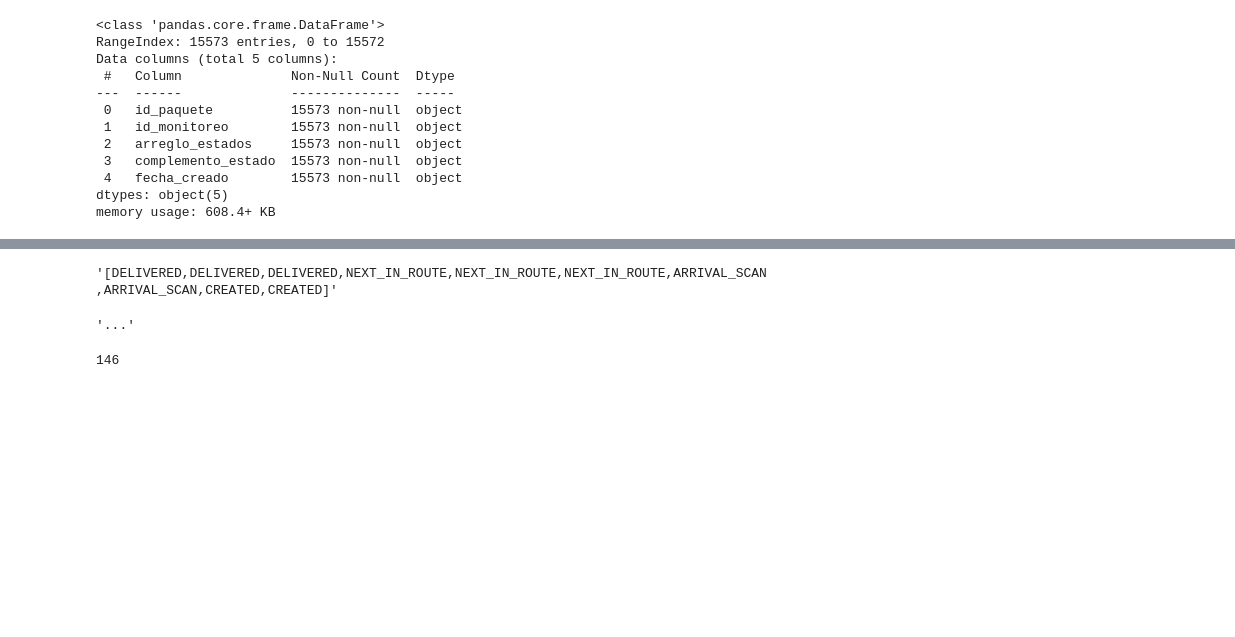
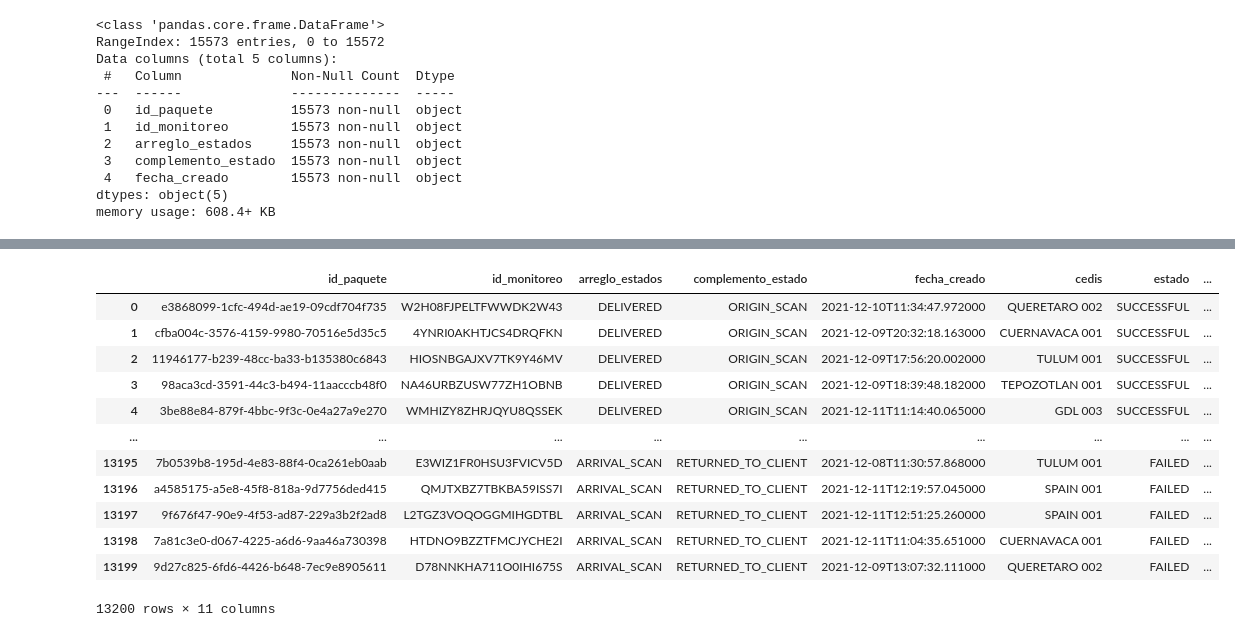
Before and after one commit to juanxo90/cargamos, a Jupyter notebook: cargamos_prueba.ipynb, the cells around one changed output, grey strips where cells are left out. Drawn from its saved outputs; the diff is of its cells as text; code cells hidden in the pictures; blank space fills up the shorter version.

```diff
--- a/cargamos_prueba.ipynb
+++ b/cargamos_prueba.ipynb
@@ -63,0 +46,6 @@ paq_det[paq_det["hora_falla"].isna()]
+# %%
+reg_det.arreglo_estados = reg_det.arreglo_estados.str.replace('[', '', regex=True)
+reg_det.arreglo_estados = reg_det.arreglo_estados.str.replace(']', '', regex=True)
+
+reg_det.complemento_estado = reg_det.complemento_estado.str.replace('[', '', regex=True)
+reg_det.complemento_estado = reg_det.complemento_estado.str.replace(']', '', regex=True)
@@ -63,0 +68,7 @@ paq_det[paq_det["hora_falla"].isna()]
+# %%
+def Convert(string):
+    li = list(string.split(","))
+    return li[0]
+
+reg_det.arreglo_estados = reg_det.arreglo_estados.apply(Convert)
+reg_det.complemento_estado = reg_det.complemento_estado.apply(Convert)
@@ -64,2 +91,2 @@ paq_det[paq_det["hora_falla"].isna()]
 # %%
-reg_det.merge(paq_det, how="inner", on=["id_paquete"])
+df = reg_det.merge(paq_det, how="inner", on=["id_paquete"])
@@ -84,12 +93,16 @@ def Convert(string):
-# %%
-reg_det["arreglo_estados"][16]
-# %% [output]
-'[DELIVERED,DELIVERED,DELIVERED,NEXT_IN_ROUTE,NEXT_IN_ROUTE,NEXT_IN_ROUTE,ARRIVAL_SCAN,ARRIVAL_SCAN,CREATED,CREATED]'
-# %%
-shorten(reg_det["arreglo_estados"][0], width=130, placeholder="...")
-# %% [output]
-'...'
-# %%
-len(reg_det["arreglo_estados"][0])
-# %% [output]
-146
+# %%
+df
+# %% [output]
+|  | id_paquete | id_monitoreo | arreglo_estados | complemento_estado | fecha_creado | cedis | estado | ... |
+| 0 | e3868099-1cfc-494d-ae19-09cdf704f735 | W2H08FJPELTFWWDK2W43 | DELIVERED | ORIGIN_SCAN | 2021-12-10T11:34:47.972000 | QUERETARO 002 | SUCCESSFUL | ... |
+| 1 | cfba004c-3576-4159-9980-70516e5d35c5 | 4YNRI0AKHTJCS4DRQFKN | DELIVERED | ORIGIN_SCAN | 2021-12-09T20:32:18.163000 | CUERNAVACA 001 | SUCCESSFUL | ... |
+| 2 | 11946177-b239-48cc-ba33-b135380c6843 | HIOSNBGAJXV7TK9Y46MV | DELIVERED | ORIGIN_SCAN | 2021-12-09T17:56:20.002000 | TULUM 001 | SUCCESSFUL | ... |
+| 3 | 98aca3cd-3591-44c3-b494-11aacccb48f0 | NA46URBZUSW77ZH1OBNB | DELIVERED | ORIGIN_SCAN | 2021-12-09T18:39:48.182000 | TEPOZOTLAN 001 | SUCCESSFUL | ... |
+| 4 | 3be88e84-879f-4bbc-9f3c-0e4a27a9e270 | WMHIZY8ZHRJQYU8QSSEK | DELIVERED | ORIGIN_SCAN | 2021-12-11T11:14:40.065000 | GDL 003 | SUCCESSFUL | ... |
+| ... | ... | ... | ... | ... | ... | ... | ... | ... |
+| 13195 | 7b0539b8-195d-4e83-88f4-0ca261eb0aab | E3WIZ1FR0HSU3FVICV5D | ARRIVAL_SCAN | RETURNED_TO_CLIENT | 2021-12-08T11:30:57.868000 | TULUM 001 | FAILED | ... |
+| 13196 | a4585175-a5e8-45f8-818a-9d7756ded415 | QMJTXBZ7TBKBA59ISS7I | ARRIVAL_SCAN | RETURNED_TO_CLIENT | 2021-12-11T12:19:57.045000 | SPAIN 001 | FAILED | ... |
+| 13197 | 9f676f47-90e9-4f53-ad87-229a3b2f2ad8 | L2TGZ3VOQOGGMIHGDTBL | ARRIVAL_SCAN | RETURNED_TO_CLIENT | 2021-12-11T12:51:25.260000 | SPAIN 001 | FAILED | ... |
+| 13198 | 7a81c3e0-d067-4225-a6d6-9aa46a730398 | HTDNO9BZZTFMCJYCHE2I | ARRIVAL_SCAN | RETURNED_TO_CLIENT | 2021-12-11T11:04:35.651000 | CUERNAVACA 001 | FAILED | ... |
+| 13199 | 9d27c825-6fd6-4426-b648-7ec9e8905611 | D78NNKHA711O0IHI675S | ARRIVAL_SCAN | RETURNED_TO_CLIENT | 2021-12-09T13:07:32.111000 | QUERETARO 002 | FAILED | ... |
+13200 rows × 11 columns
```
Also changed, not shown: parts of 6 cells of this notebook.
